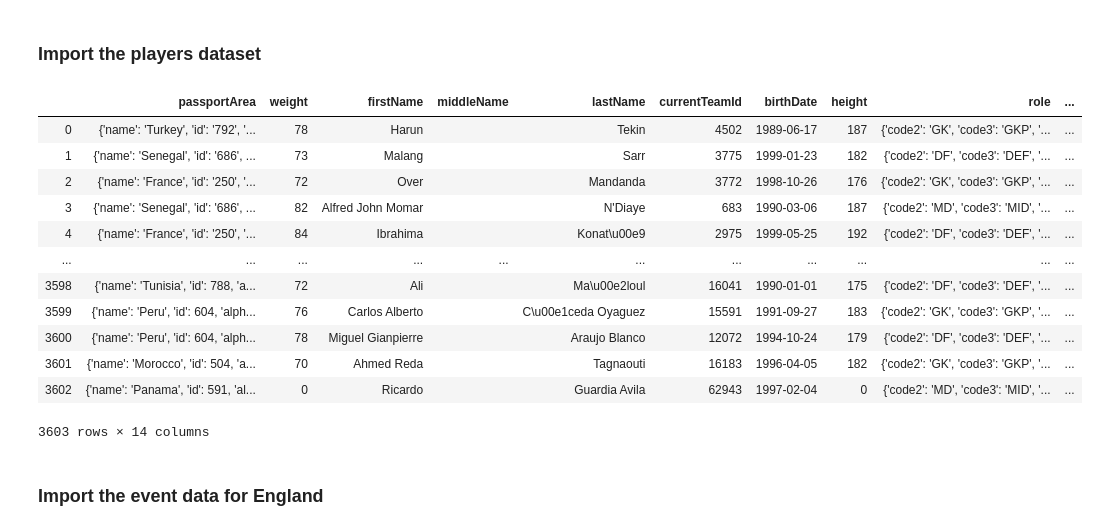
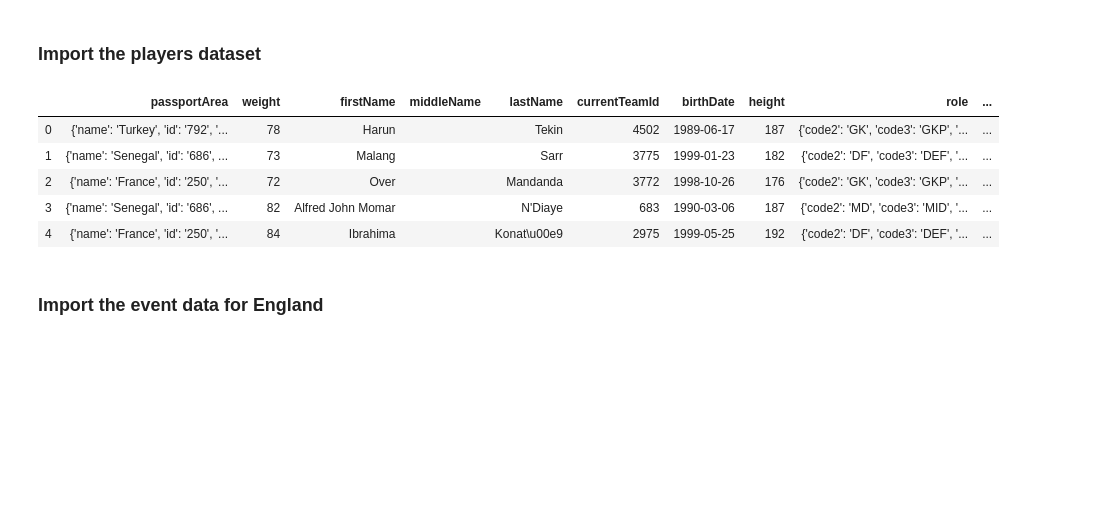
Before and after one commit to Simonerc95/ADM-HW2, a Jupyter notebook: ADM_HW2_RQ4.ipynb, the cells around one changed output. Saved outputs shown, nothing was run; the diff lists cells and outputs as text; code cells hidden in the pictures; blank space fills up the shorter version.

```diff
--- a/ADM_HW2_RQ4.ipynb
+++ b/ADM_HW2_RQ4.ipynb
@@ -13,24 +13,17 @@ import matplotlib.pyplot as plt
 # %%
 
 players=pd.read_json("C:\\Users\\Debodeep\\Documents\\Sapienza Learning Materials\\ADM\\ADMHw2\\players.json")
 players
 #Displaying maximum number
 pd.set_option('display.max_columns', 14)
-players
+players.head()
 # %% [output]
 |  | passportArea | weight | firstName | middleName | lastName | currentTeamId | birthDate | height | role | ... |
 | 0 | {'name': 'Turkey', 'id': '792', '... | 78 | Harun |  | Tekin | 4502 | 1989-06-17 | 187 | {'code2': 'GK', 'code3': 'GKP', '... | ... |
 | 1 | {'name': 'Senegal', 'id': '686', ... | 73 | Malang |  | Sarr | 3775 | 1999-01-23 | 182 | {'code2': 'DF', 'code3': 'DEF', '... | ... |
 | 2 | {'name': 'France', 'id': '250', '... | 72 | Over |  | Mandanda | 3772 | 1998-10-26 | 176 | {'code2': 'GK', 'code3': 'GKP', '... | ... |
 | 3 | {'name': 'Senegal', 'id': '686', ... | 82 | Alfred John Momar |  | N'Diaye | 683 | 1990-03-06 | 187 | {'code2': 'MD', 'code3': 'MID', '... | ... |
 | 4 | {'name': 'France', 'id': '250', '... | 84 | Ibrahima |  | Konat\u00e9 | 2975 | 1999-05-25 | 192 | {'code2': 'DF', 'code3': 'DEF', '... | ... |
-| ... | ... | ... | ... | ... | ... | ... | ... | ... | ... | ... |
-| 3598 | {'name': 'Tunisia', 'id': 788, 'a... | 72 | Ali |  | Ma\u00e2loul | 16041 | 1990-01-01 | 175 | {'code2': 'DF', 'code3': 'DEF', '... | ... |
-| 3599 | {'name': 'Peru', 'id': 604, 'alph... | 76 | Carlos Alberto |  | C\u00e1ceda Oyaguez | 15591 | 1991-09-27 | 183 | {'code2': 'GK', 'code3': 'GKP', '... | ... |
-| 3600 | {'name': 'Peru', 'id': 604, 'alph... | 78 | Miguel Gianpierre |  | Araujo Blanco | 12072 | 1994-10-24 | 179 | {'code2': 'DF', 'code3': 'DEF', '... | ... |
-| 3601 | {'name': 'Morocco', 'id': 504, 'a... | 70 | Ahmed Reda |  | Tagnaouti | 16183 | 1996-04-05 | 182 | {'code2': 'GK', 'code3': 'GKP', '... | ... |
-| 3602 | {'name': 'Panama', 'id': 591, 'al... | 0 | Ricardo |  | Guardia Avila | 62943 | 1997-02-04 | 0 | {'code2': 'MD', 'code3': 'MID', '... | ... |
-3603 rows × 14 columns
 # %% [markdown]
 ### Import the event data for England
 # %%
```
Also changed, not shown: parts of 13 cells of this notebook, 5 other files.
